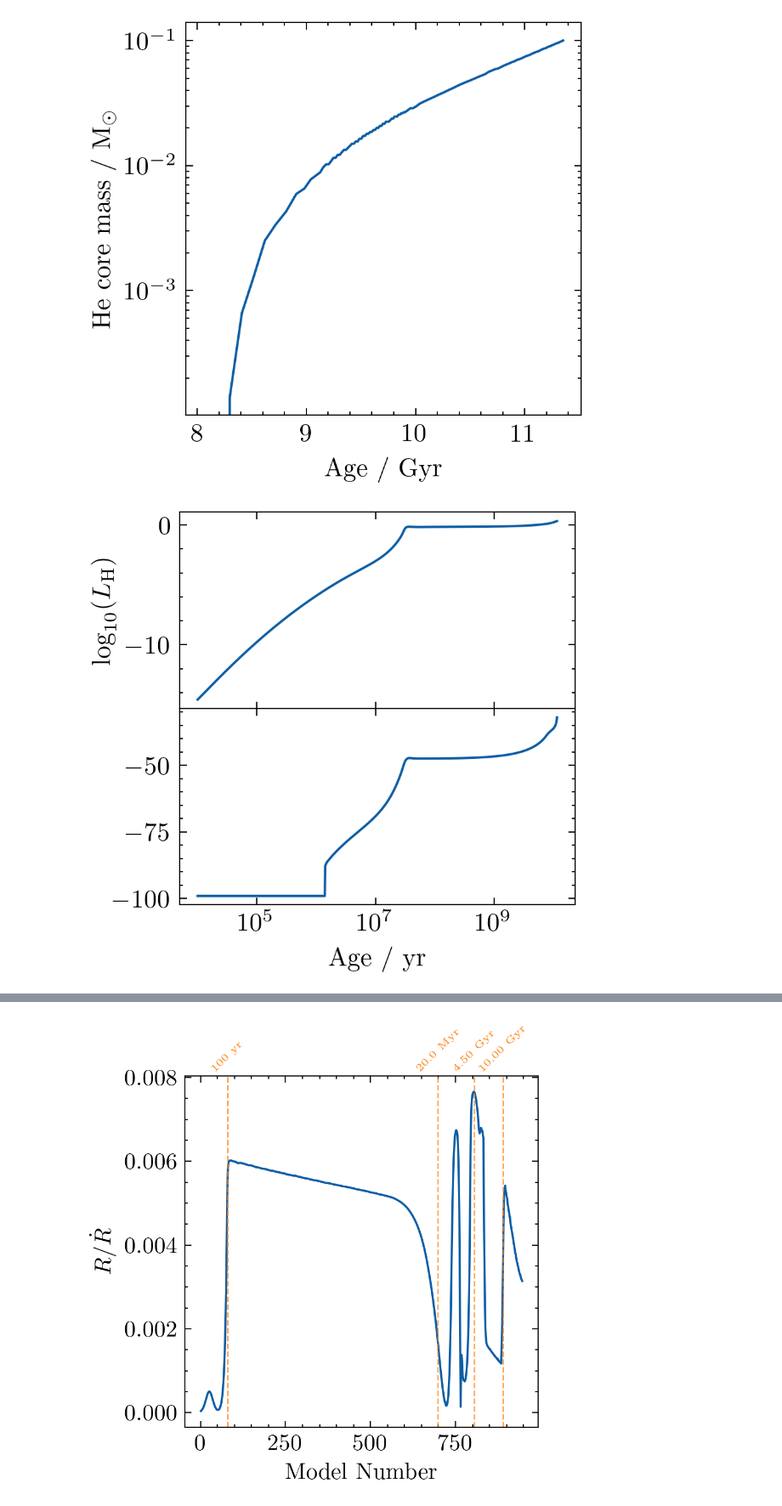
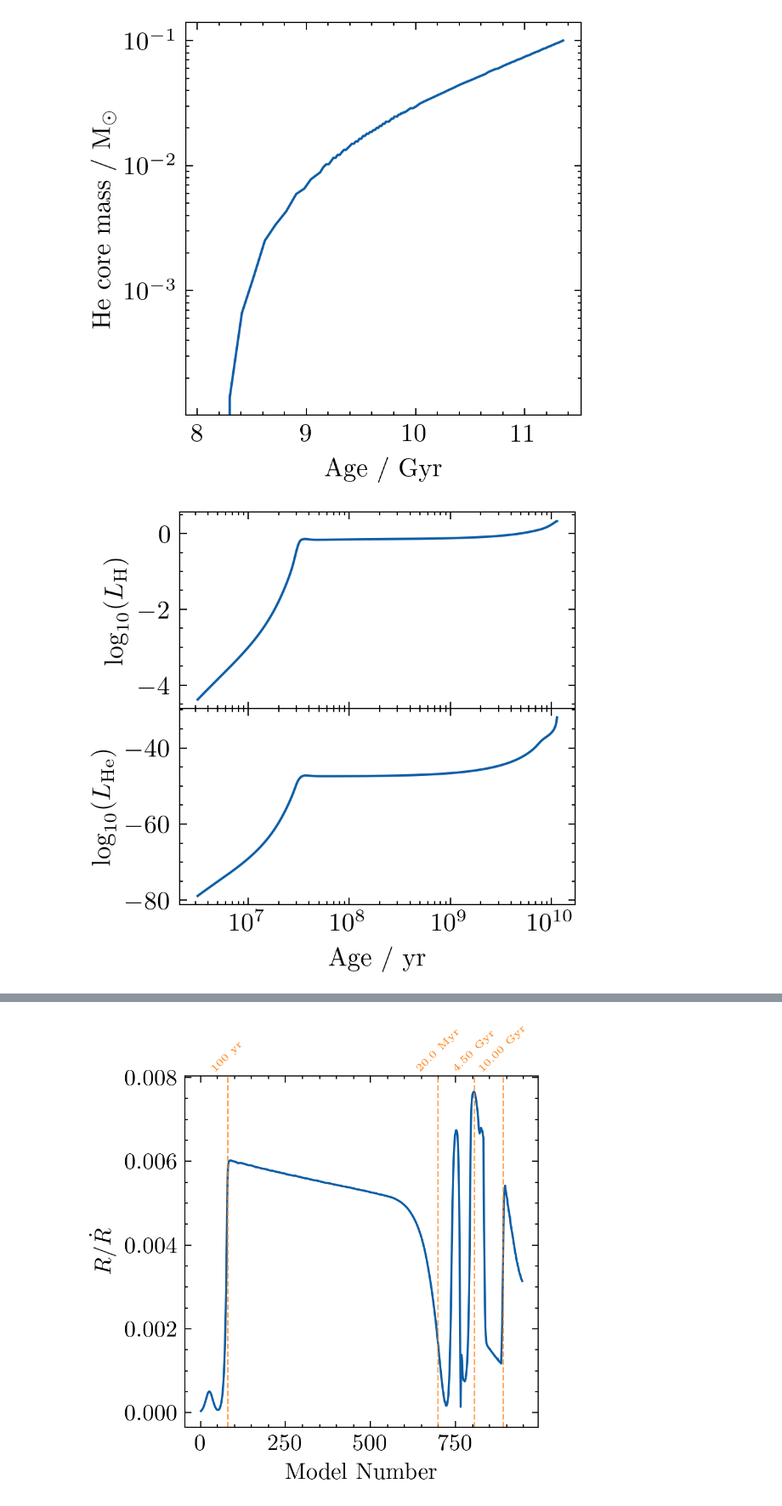
Before and after one commit to BrunoSchultz/lab_report, a Jupyter notebook: exercise1/plot_exercise.ipynb, the cells around one changed output, grey strips where cells are left out. Shown at 85% size. Drawn from its saved outputs; the diff is of its cells as text; code cells hidden in the pictures.

Commit message:
update plot_exercise1

```diff
--- a/exercise1/plot_exercise.ipynb
+++ b/exercise1/plot_exercise.ipynb
@@ -178,26 +178,28 @@ fig.subplots_adjust(wspace=0, hspace=0)
 # %%
 fig.subplots_adjust(wspace=0, hspace=0)
 
 fig, (ax1, ax2) = plt.subplots(nrows=2, ncols=1, dpi=300, figsize=(3, 3), sharex=True)
 
-mask = h.star_age > 1e4
+mask = h.star_age > 3.16e6
 h_star_age = h.star_age[mask] # convert to Myr
 
 log_LH = h.log_LH[mask]
 log_LHe = h.log_LHe[mask]
 
 ax1.plot(h_star_age, log_LH, label=r"$M_\mathrm{He, core}$")
 ax1.set_ylabel(r"$\log_{10}(L_\mathrm{H})$")
+ax1.set_xscale('log')
 
 ax2.plot(h_star_age, log_LHe, label=r"$M_\mathrm{He, core}$")
 ax2.set_xscale('log')
+ax2.set_ylabel(r"$\log_{10}(L_\mathrm{He})$")
+ax2.xaxis.set_minor_formatter(ticker.LogFormatter(10))
 ax2.set_xlabel(r"Age / yr")
 
-
-
 fig.subplots_adjust(wspace=0, hspace=0)
+fig.savefig("../plots/q14_luminosity.pdf", dpi=300, bbox_inches='tight')
 # %% [output]
-[figure, old version]
+[figure, new version]
 # %%
 l = mr.MesaLogDir("1Msol/LOGS/")
 
```
Also changed, not shown: parts of 1 cell of this notebook.
